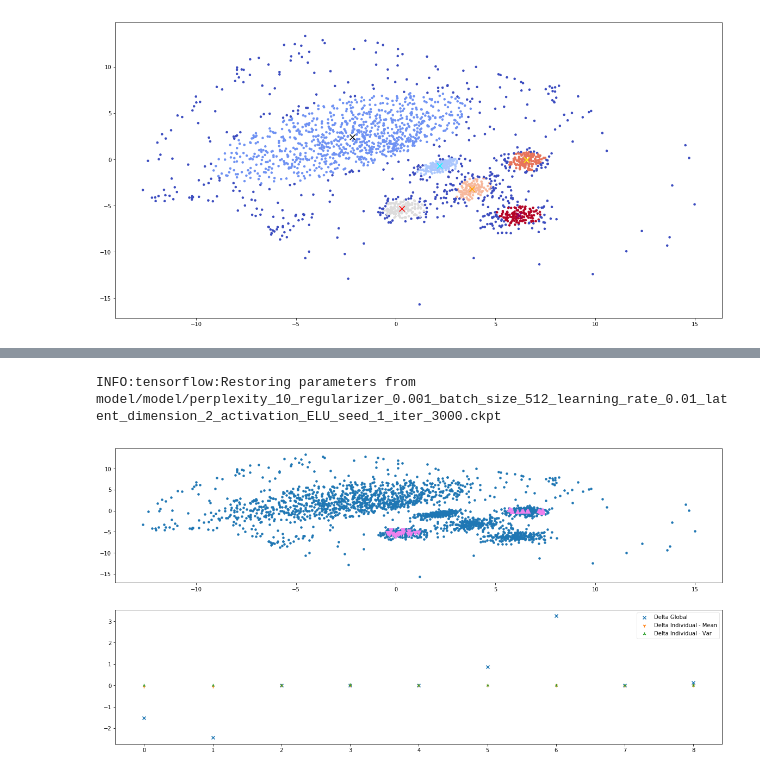
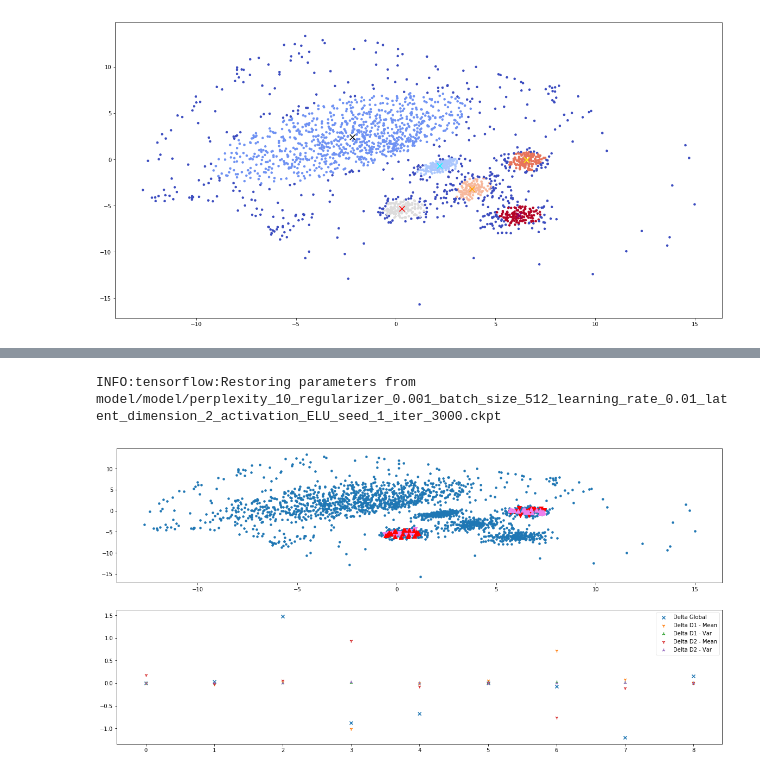
Before and after one commit to GDPlumb/ELDR, a Jupyter notebook: scivis/synth9d/run.ipynb, the cells around one changed output, grey strips where cells are left out. Drawn from its saved outputs; the diff is of its cells as text; code cells hidden in the pictures.

```diff
--- a/scivis/synth9d/run.ipynb
+++ b/scivis/synth9d/run.ipynb
@@ -105,8 +114,8 @@ INFO:tensorflow:Restoring parameters from model/model/perplexity_10_regularizer_
 # %%
-_,_ = explain(x, data_rep, indices, 2, 4)
+_, _, _ = explain_s(x, data_rep, indices, 2, 4)
 # %% [output]
 INFO:tensorflow:Restoring parameters from model/model/perplexity_10_regularizer_0.001_batch_size_512_learning_rate_0.01_latent_dimension_2_activation_ELU_seed_1_iter_3000.ckpt
-[figure, old version]
+[figure, new version]
 # %%
 def scale(a2b, b2a):
     return (a2b + b2a) / (0.5 * np.sum(np.abs(a2b)) + 0.5 * np.sum(np.abs(b2a)))
```
Also changed, not shown: parts of 7 cells of this notebook, 14 other files.
